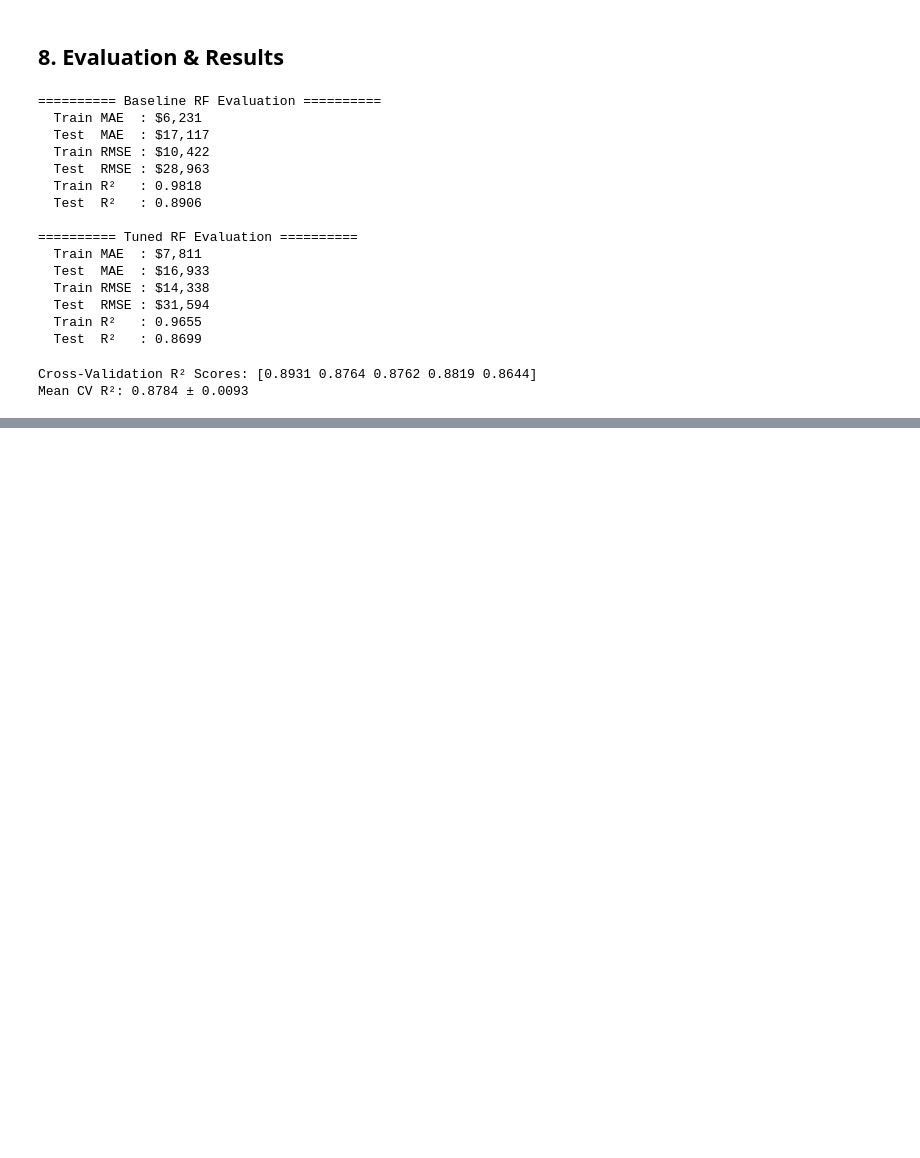
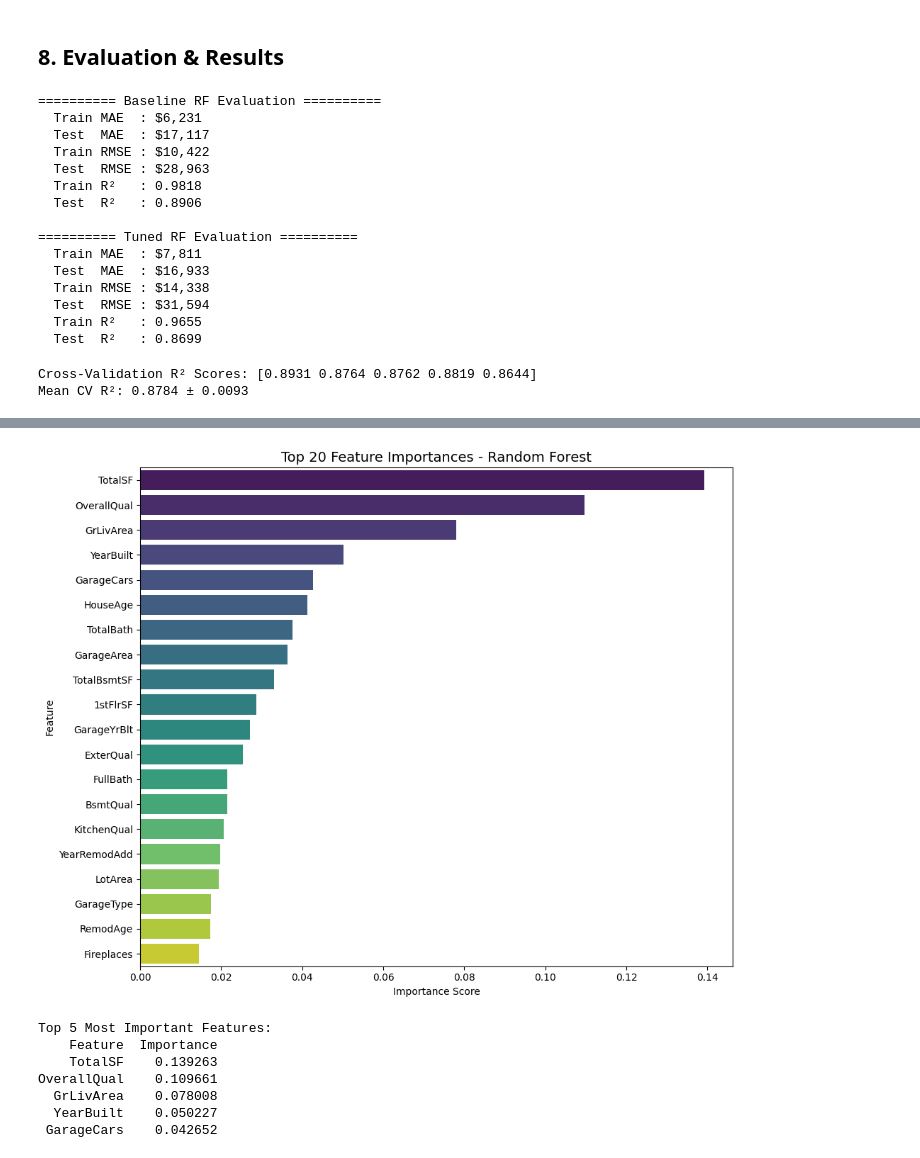
Before and after one commit to SandaminiI/House-Price-Prediction, a Jupyter notebook: notebooks/random_forest/random_forest_house_price.ipynb, the cells around one changed output, grey strips where cells are left out. Cells and saved outputs as stored; diff of their text form; code cells hidden in the pictures; blank space fills up the shorter version.

```diff
--- a/notebooks/random_forest/random_forest_house_price.ipynb
+++ b/notebooks/random_forest/random_forest_house_price.ipynb
@@ -387,0 +428,31 @@ Mean CV R²: 0.8784 ± 0.0093
+# %%
+# -------------------------------------------------------
+# Plot 3: Top 20 Feature Importances
+# -------------------------------------------------------
+importances = best_rf.feature_importances_
+feature_names = X.columns.tolist()
+
+feat_imp_df = pd.DataFrame({
+    'Feature': feature_names,
+    'Importance': importances
+}).sort_values('Importance', ascending=False).head(20)
+
+plt.figure(figsize=(10, 8))
+sns.barplot(data=feat_imp_df, x='Importance', y='Feature', hue='Feature', palette='viridis', legend=False)
+plt.title('Top 20 Feature Importances - Random Forest', fontsize=14)
+plt.xlabel('Importance Score')
+plt.tight_layout()
+plt.savefig('feature_importances.png', dpi=150)
+plt.show()
+
+print('Top 5 Most Important Features:')
+print(feat_imp_df.head(5).to_string(index=False))
+# %% [output]
+[figure, added]
+Top 5 Most Important Features:
+    Feature  Importance
+    TotalSF    0.139263
+OverallQual    0.109661
+  GrLivArea    0.078008
+  YearBuilt    0.050227
+ GarageCars    0.042652
```
Also changed, not shown: parts of 4 cells of this notebook, 4 other files.
